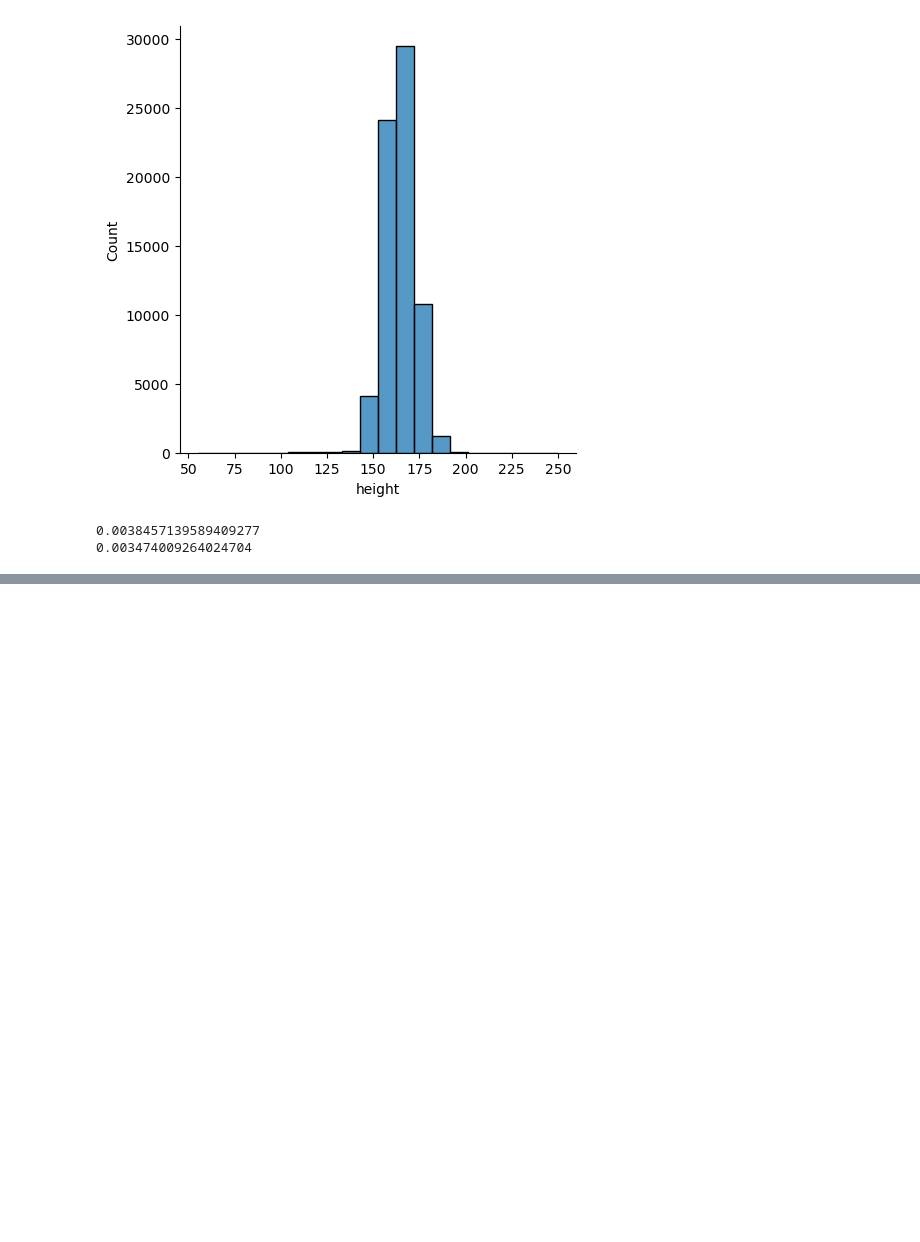
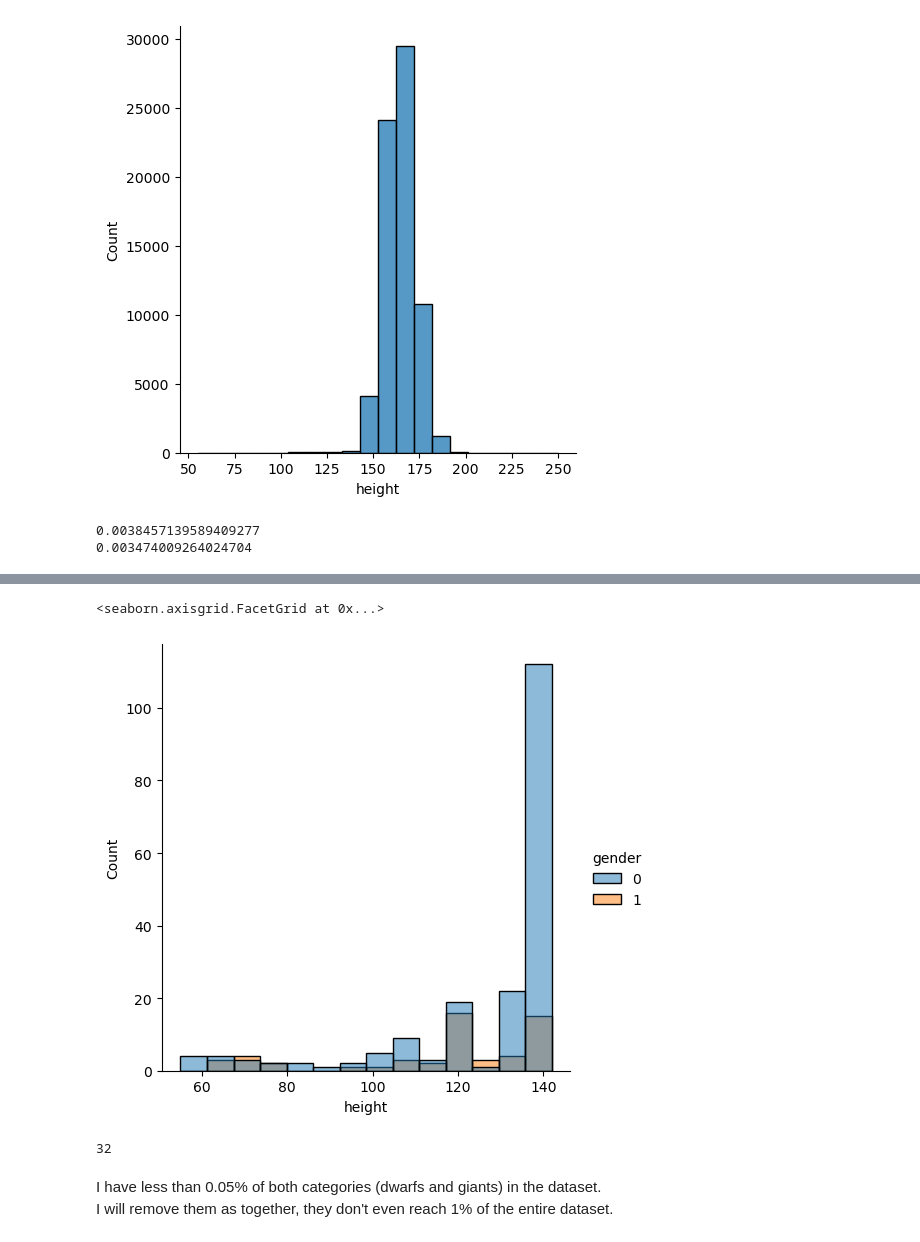
Before and after one commit to flylight-max/Cardio_disease_predict, a Jupyter notebook: EDA.ipynb, the cells around one changed output, grey strips where cells are left out. Cells and saved outputs as stored; diff of their text form; code cells hidden in the pictures; blank space fills up the shorter version.

```diff
--- a/EDA.ipynb
+++ b/EDA.ipynb
@@ -263,0 +314,12 @@ print(len(dwarfs)/len(health_data))
+# %%
+sns.displot(x="height", data=dwarfs, hue="gender")
+# %% [output]
+<seaborn.axisgrid.FacetGrid at 0x...>
+[figure, added]
+# %%
+print(len(dwarfs[dwarfs["height"] <= 100]))
+# %% [output]
+32
+# %% [markdown]
+I have less than 0.05% of both categories (dwarfs and giants) in the dataset.
+I will remove them as together, they don't even reach 1% of the entire dataset.
```
Also changed, not shown: parts of 30 cells of this notebook.
